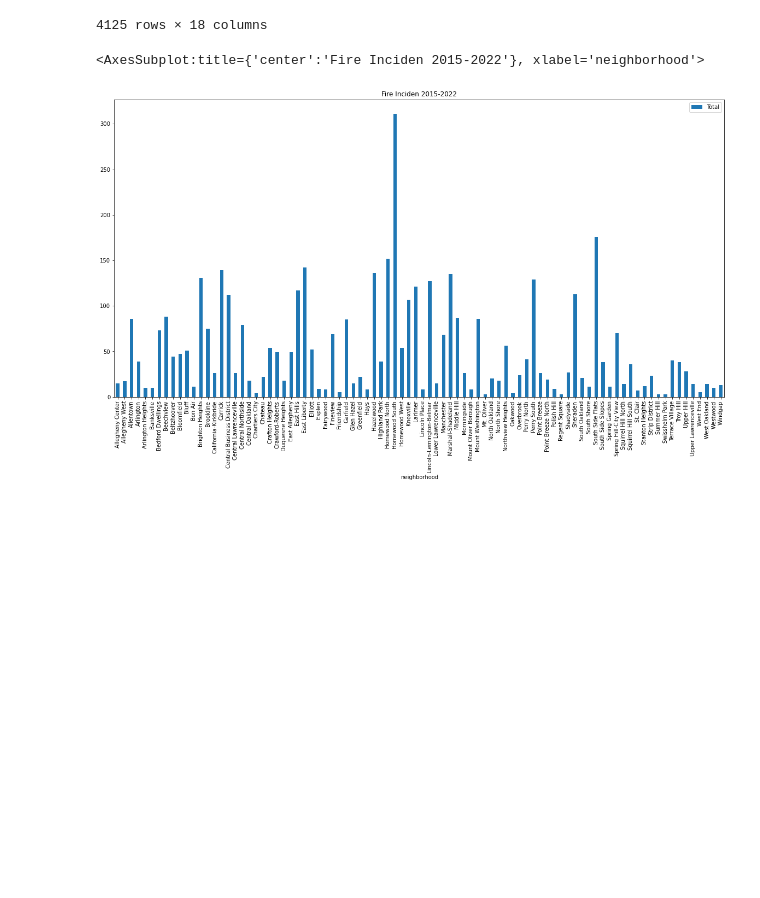
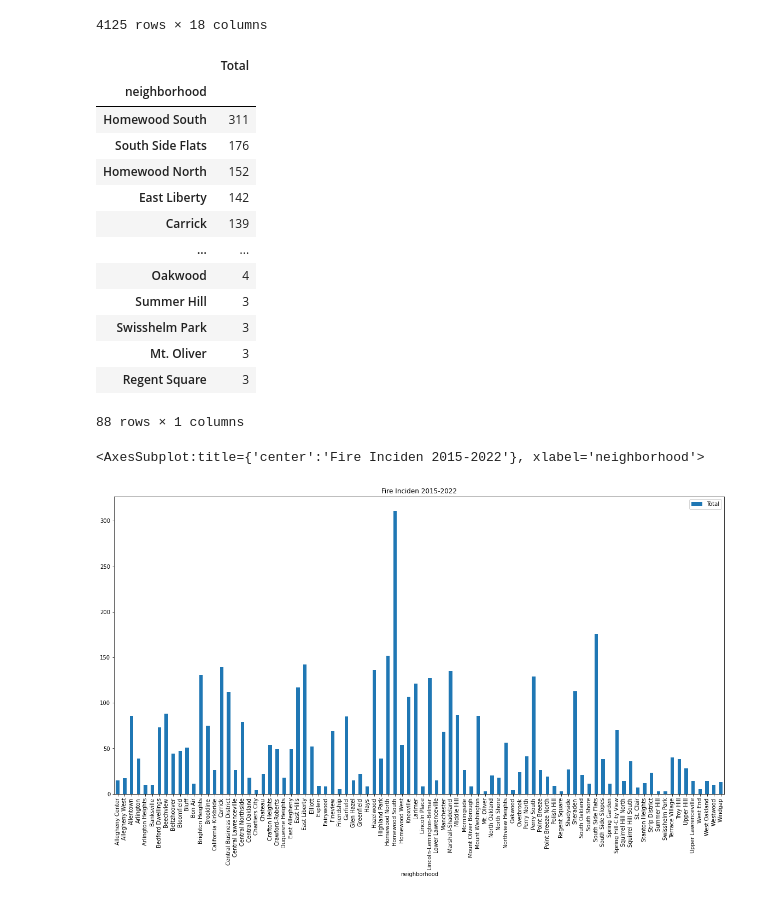
Before and after one commit to TingluR/CMPINF001-Final-Project, a Jupyter notebook: Firearm_Seizures_Data.ipynb, the cells around one changed output. Drawn from its saved outputs; the diff is of its cells as text; code cells hidden in the pictures; blank space fills up the shorter version.

```diff
--- a/Firearm_Seizures_Data.ipynb
+++ b/Firearm_Seizures_Data.ipynb
@@ -22,9 +22,26 @@ df
 4125 rows × 18 columns
 # %%
 total = df.groupby('neighborhood').agg(Total = ('total_count', 'sum'))
+
+total.sort_values("Total", ascending=False).to_csv('TheFirearmS.csv')
+
 total.sort_values("Total", ascending=False)#.head(5)#True Faluse
 #total.sort_values("Total", ascending=False).head(5)
-total.total.sort_values("Total", ascending=False).to_csv('TheFirearmS.csv')
+# %% [output]
+|  | Total |
+| neighborhood |  |
+| Homewood South | 311 |
+| South Side Flats | 176 |
+| Homewood North | 152 |
+| East Liberty | 142 |
+| Carrick | 139 |
+| ... | ... |
+| Oakwood | 4 |
+| Summer Hill | 3 |
+| Swisshelm Park | 3 |
+| Mt. Oliver | 3 |
+| Regent Square | 3 |
+88 rows × 1 columns
 # %%
 import matplotlib.pyplot as plot
 
```
Also changed, not shown: 1 other file.
